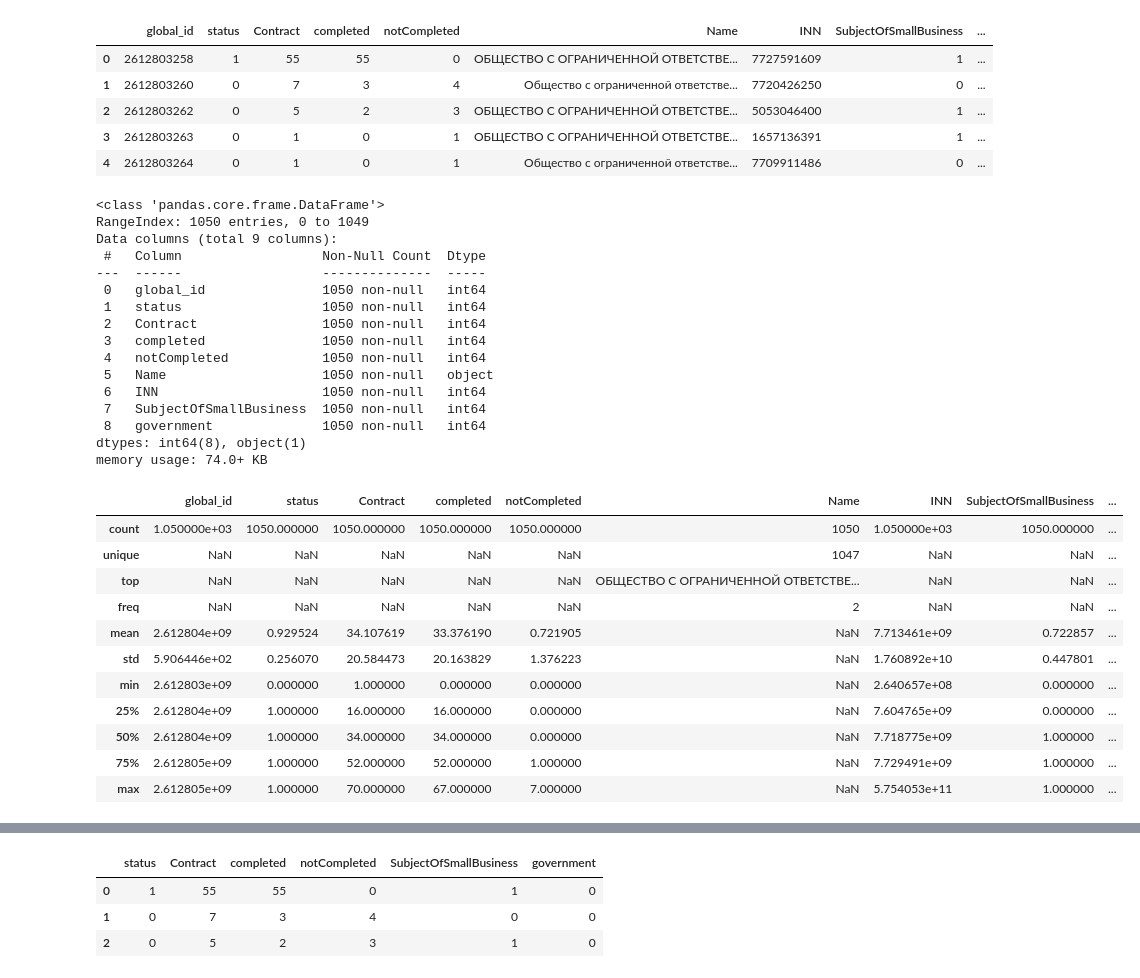
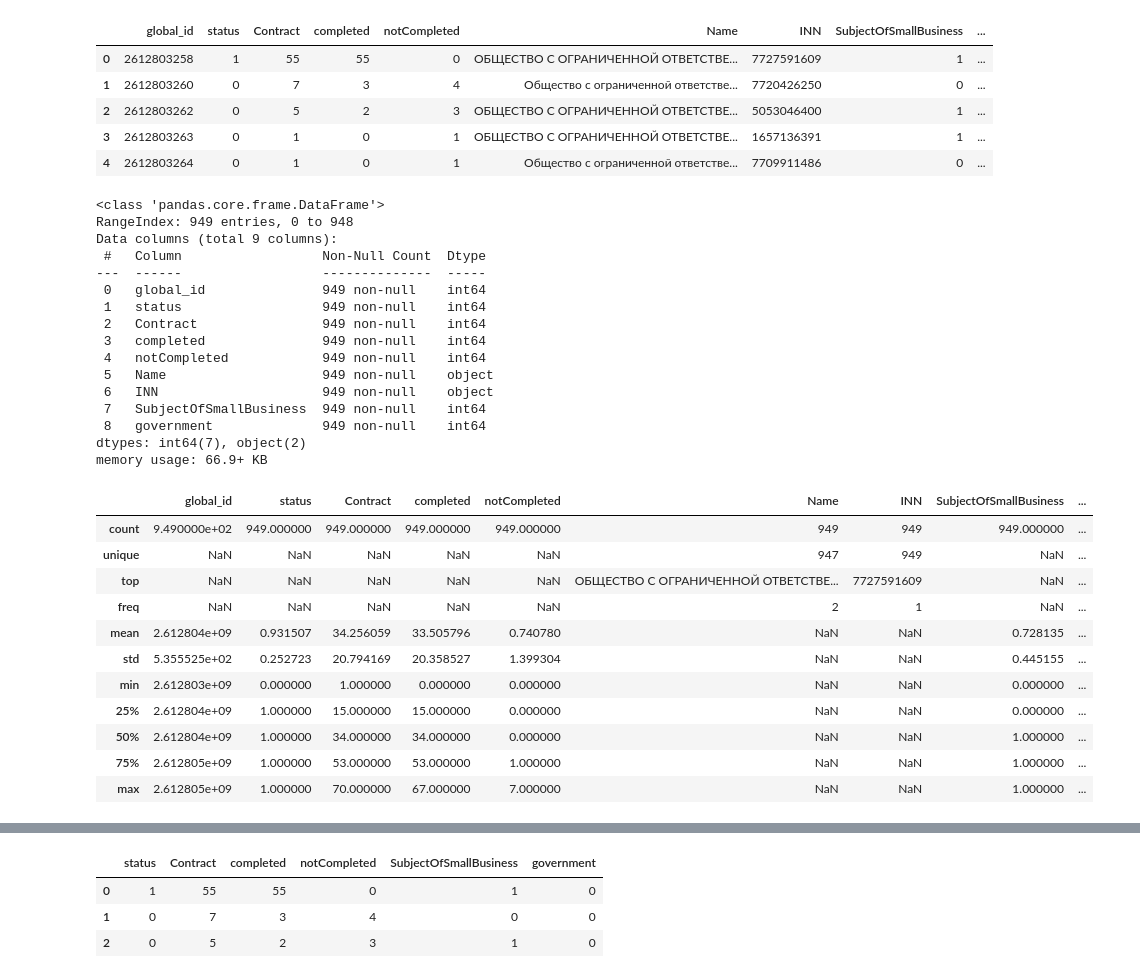
Before and after one commit to Leksandretta/inno_arch, a Jupyter notebook: ml_itog.ipynb, the cells around one changed output, grey strips where cells are left out. Saved outputs shown, nothing was run; the diff lists cells and outputs as text; code cells hidden in the pictures.

```diff
--- a/ml_itog.ipynb
+++ b/ml_itog.ipynb
@@ -16,9 +18,9 @@ from sklearn.metrics import confusion_matrix
 from sklearn.metrics import accuracy_score
 # %%
 # Чтение первых пяти строк
-path = ('/content/data.csv')
-df = pd.read_csv(path, sep=";")
-df.head(5)
+path = ('/content/dataTRAIN.csv')
+train = pd.read_csv(path, sep=";")
+train.head(5)
 # %% [output]
 |  | global_id | status | Contract | completed | notСompleted | Name | INN | SubjectOfSmallBusiness | ... |
 | 0 | 2612803258 | 1 | 55 | 55 | 0 | ОБЩЕСТВО С ОГРАНИЧЕННОЙ ОТВЕТСТВЕ... | 7727591609 | 1 | ... |
@@ -28,40 +30,40 @@ df.head(5)
 | 4 | 2612803264 | 0 | 1 | 0 | 1 | Общество с ограниченной ответстве... | 7709911486 | 0 | ... |
 # %%
 #Общая информация по данным
-df.info()
+train.info()
 # %% [output]
 <class 'pandas.core.frame.DataFrame'>
-RangeIndex: 1050 entries, 0 to 1049
+RangeIndex: 949 entries, 0 to 948
 Data columns (total 9 columns):
  #   Column                  Non-Null Count  Dtype
 ---  ------                  --------------  -----
- 0   global_id               1050 non-null   int64
- 1   status                  1050 non-null   int64
- 2   Contract                1050 non-null   int64
- 3   completed               1050 non-null   int64
- 4   notСompleted            1050 non-null   int64
- 5   Name                    1050 non-null   object
- 6   INN                     1050 non-null   int64
- 7   SubjectOfSmallBusiness  1050 non-null   int64
- 8   government              1050 non-null   int64
-dtypes: int64(8), object(1)
-memory usage: 74.0+ KB
+ 0   global_id               949 non-null    int64
+ 1   status                  949 non-null    int64
+ 2   Contract                949 non-null    int64
+ 3   completed               949 non-null    int64
+ 4   notСompleted            949 non-null    int64
+ 5   Name                    949 non-null    object
+ 6   INN                     949 non-null    object
+ 7   SubjectOfSmallBusiness  949 non-null    int64
+ 8   government              949 non-null    int64
+dtypes: int64(7), object(2)
+memory usage: 66.9+ KB
 # %%
 # Статистика по всем данным
-df.describe(include='all')
+train.describe(include='all')
 # %% [output]
 |  | global_id | status | Contract | completed | notСompleted | Name | INN | SubjectOfSmallBusiness | ... |
-| count | 1.050000e+03 | 1050.000000 | 1050.000000 | 1050.000000 | 1050.000000 | 1050 | 1.050000e+03 | 1050.000000 | ... |
-| unique | NaN | NaN | NaN | NaN | NaN | 1047 | NaN | NaN | ... |
-| top | NaN | NaN | NaN | NaN | NaN | ОБЩЕСТВО С ОГРАНИЧЕННОЙ ОТВЕТСТВЕ... | NaN | NaN | ... |
-| freq | NaN | NaN | NaN | NaN | NaN | 2 | NaN | NaN | ... |
-| mean | 2.612804e+09 | 0.929524 | 34.107619 | 33.376190 | 0.721905 | NaN | 7.713461e+09 | 0.722857 | ... |
-| std | 5.906446e+02 | 0.256070 | 20.584473 | 20.163829 | 1.376223 | NaN | 1.760892e+10 | 0.447801 | ... |
-| min | 2.612803e+09 | 0.000000 | 1.000000 | 0.000000 | 0.000000 | NaN | 2.640657e+08 | 0.000000 | ... |
-| 25% | 2.612804e+09 | 1.000000 | 16.000000 | 16.000000 | 0.000000 | NaN | 7.604765e+09 | 0.000000 | ... |
-| 50% | 2.612804e+09 | 1.000000 | 34.000000 | 34.000000 | 0.000000 | NaN | 7.718775e+09 | 1.000000 | ... |
-| 75% | 2.612805e+09 | 1.000000 | 52.000000 | 52.000000 | 1.000000 | NaN | 7.729491e+09 | 1.000000 | ... |
-| max | 2.612805e+09 | 1.000000 | 70.000000 | 67.000000 | 7.000000 | NaN | 5.754053e+11 | 1.000000 | ... |
+| count | 9.490000e+02 | 949.000000 | 949.000000 | 949.000000 | 949.000000 | 949 | 949 | 949.000000 | ... |
+| unique | NaN | NaN | NaN | NaN | NaN | 947 | 949 | NaN | ... |
+| top | NaN | NaN | NaN | NaN | NaN | ОБЩЕСТВО С ОГРАНИЧЕННОЙ ОТВЕТСТВЕ... | 7727591609 | NaN | ... |
+| freq | NaN | NaN | NaN | NaN | NaN | 2 | 1 | NaN | ... |
+| mean | 2.612804e+09 | 0.931507 | 34.256059 | 33.505796 | 0.740780 | NaN | NaN | 0.728135 | ... |
+| std | 5.355525e+02 | 0.252723 | 20.794169 | 20.358527 | 1.399304 | NaN | NaN | 0.445155 | ... |
+| min | 2.612803e+09 | 0.000000 | 1.000000 | 0.000000 | 0.000000 | NaN | NaN | 0.000000 | ... |
+| 25% | 2.612804e+09 | 1.000000 | 15.000000 | 15.000000 | 0.000000 | NaN | NaN | 0.000000 | ... |
+| 50% | 2.612804e+09 | 1.000000 | 34.000000 | 34.000000 | 0.000000 | NaN | NaN | 1.000000 | ... |
+| 75% | 2.612805e+09 | 1.000000 | 53.000000 | 53.000000 | 1.000000 | NaN | NaN | 1.000000 | ... |
+| max | 2.612805e+09 | 1.000000 | 70.000000 | 67.000000 | 7.000000 | NaN | NaN | 1.000000 | ... |
 # %%
 # Какие предприятия чаще оказываются ненадежными? Результат: субъекты МСП
 sns.countplot(x = 'SubjectOfSmallBusiness', hue = 'status', data = df)
```
Also changed, not shown: parts of 16 cells of this notebook.
